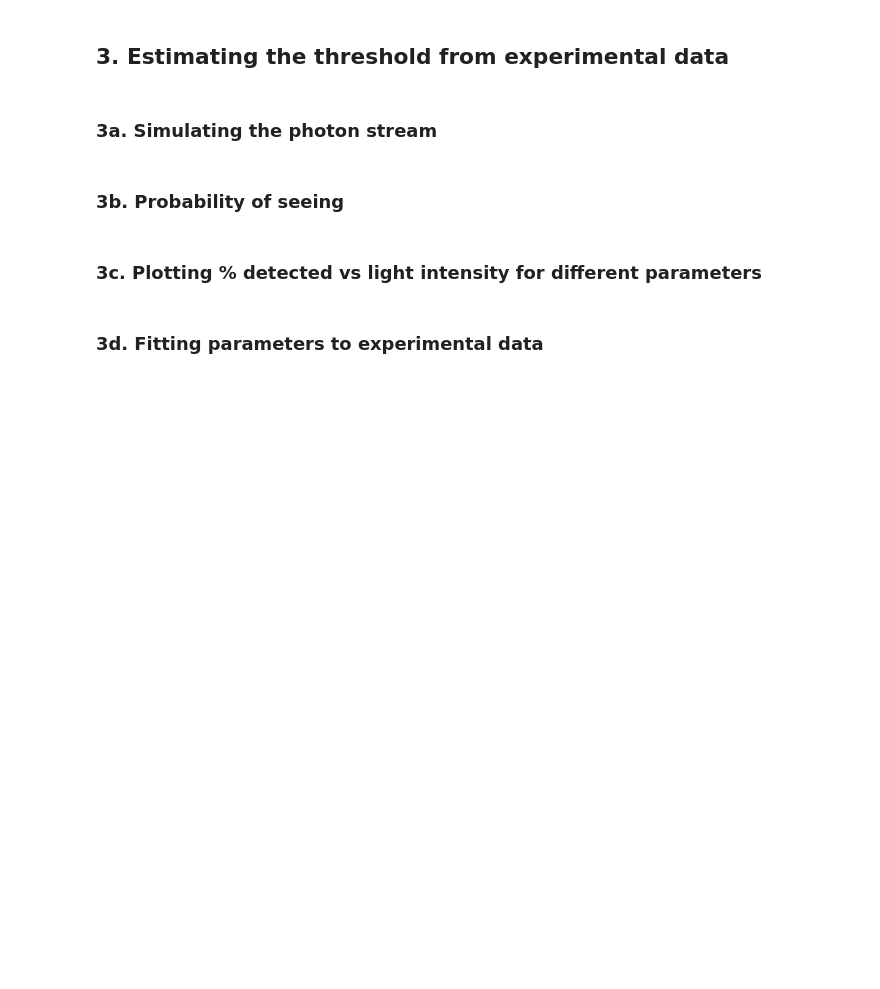
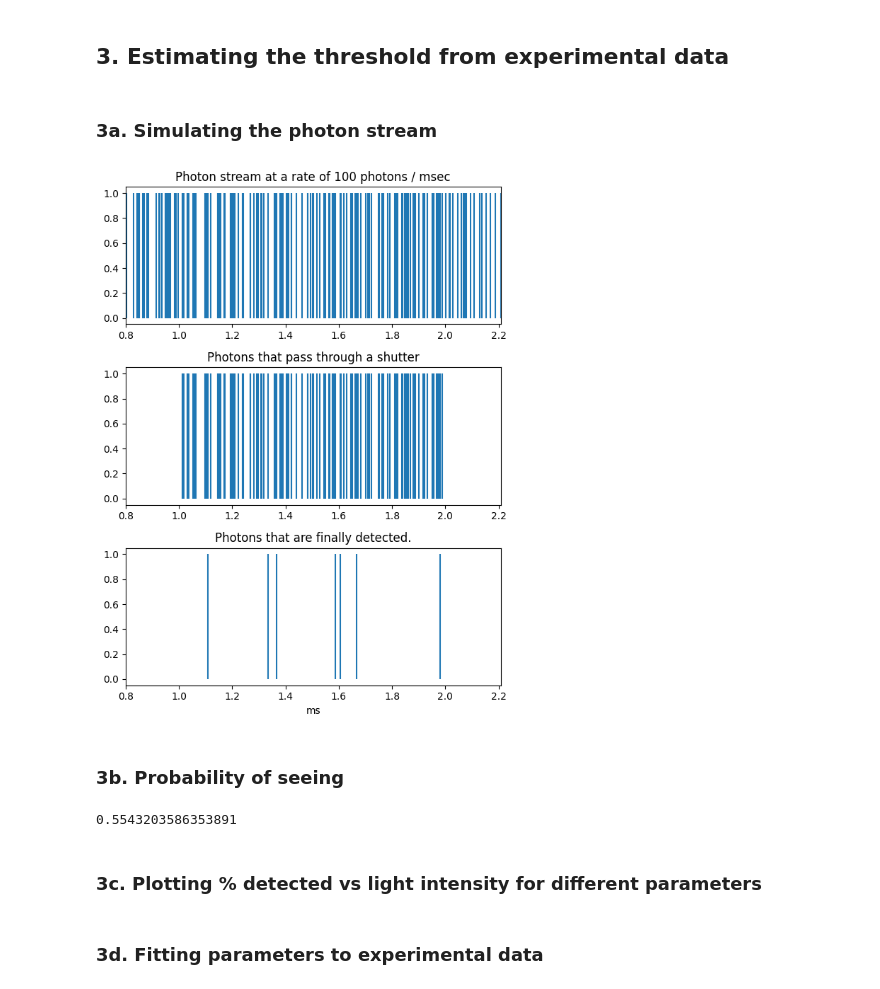
Before and after one commit to hwelch/computational_perception, a Jupyter notebook: A2/A2b/A2b_hjw36.ipynb, the cells around one changed output. Cells and saved outputs as stored; diff of their text form; code cells hidden in the pictures; blank space fills up the shorter version.

```diff
--- a/A2/A2b/A2b_hjw36.ipynb
+++ b/A2/A2b/A2b_hjw36.ipynb
@@ -51,8 +48,20 @@ plotdetectionprob(10)
 ## 3. Estimating the threshold from experimental data
 # %% [markdown]
 ### 3a. Simulating the photon stream
+# %%
+from dim_flash import lightflash, plotlightflash
+
+plotlightflash(100)
+# %% [output]
+[figure, added]
 # %% [markdown]
 ### 3b. Probability of seeing
+# %%
+from dim_flash import probseeing
+
+probseeing(100)
+# %% [output]
+0.5543203586353891
 # %% [markdown]
 ### 3c. Plotting % detected vs light intensity for different parameters
 # %% [markdown]
```
Also changed, not shown: parts of 4 cells of this notebook, 1 other file.
